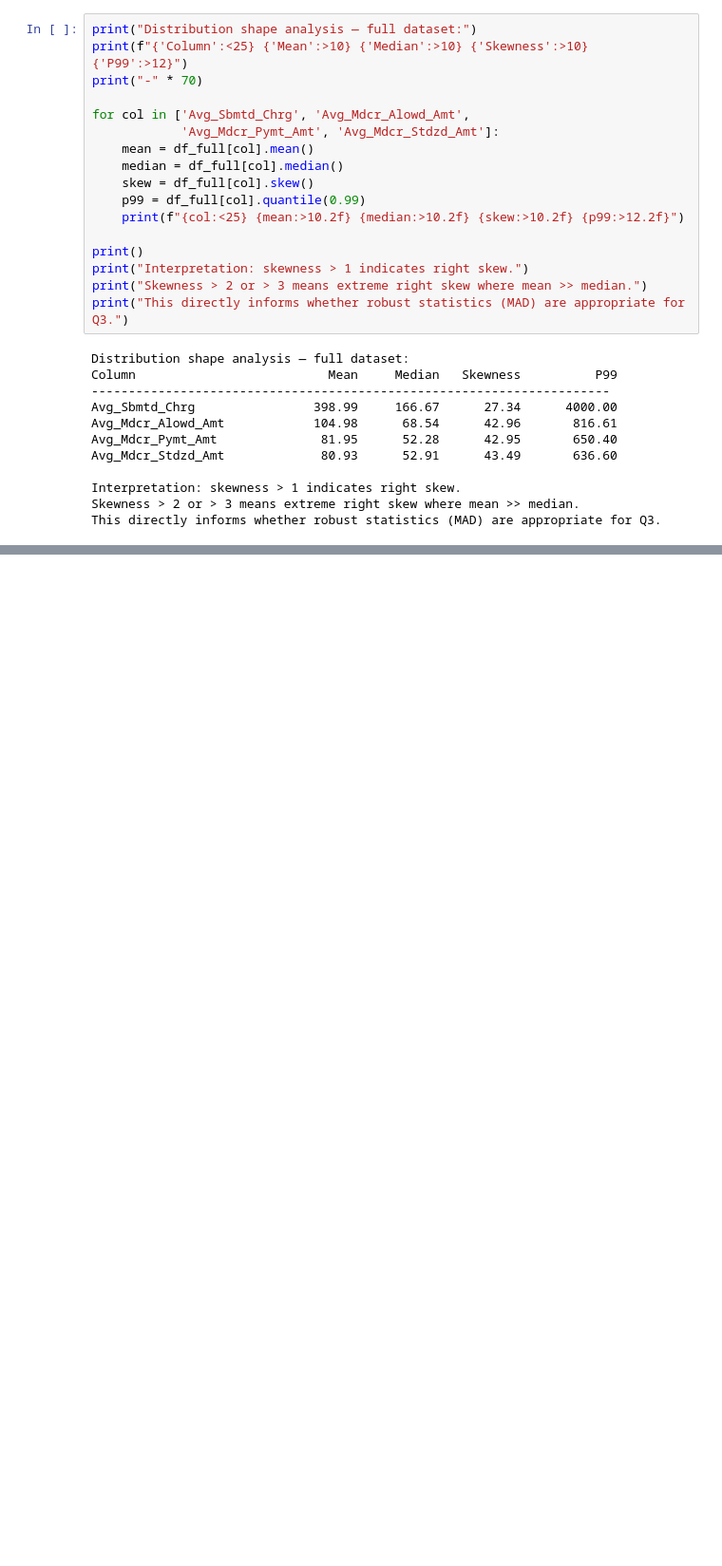
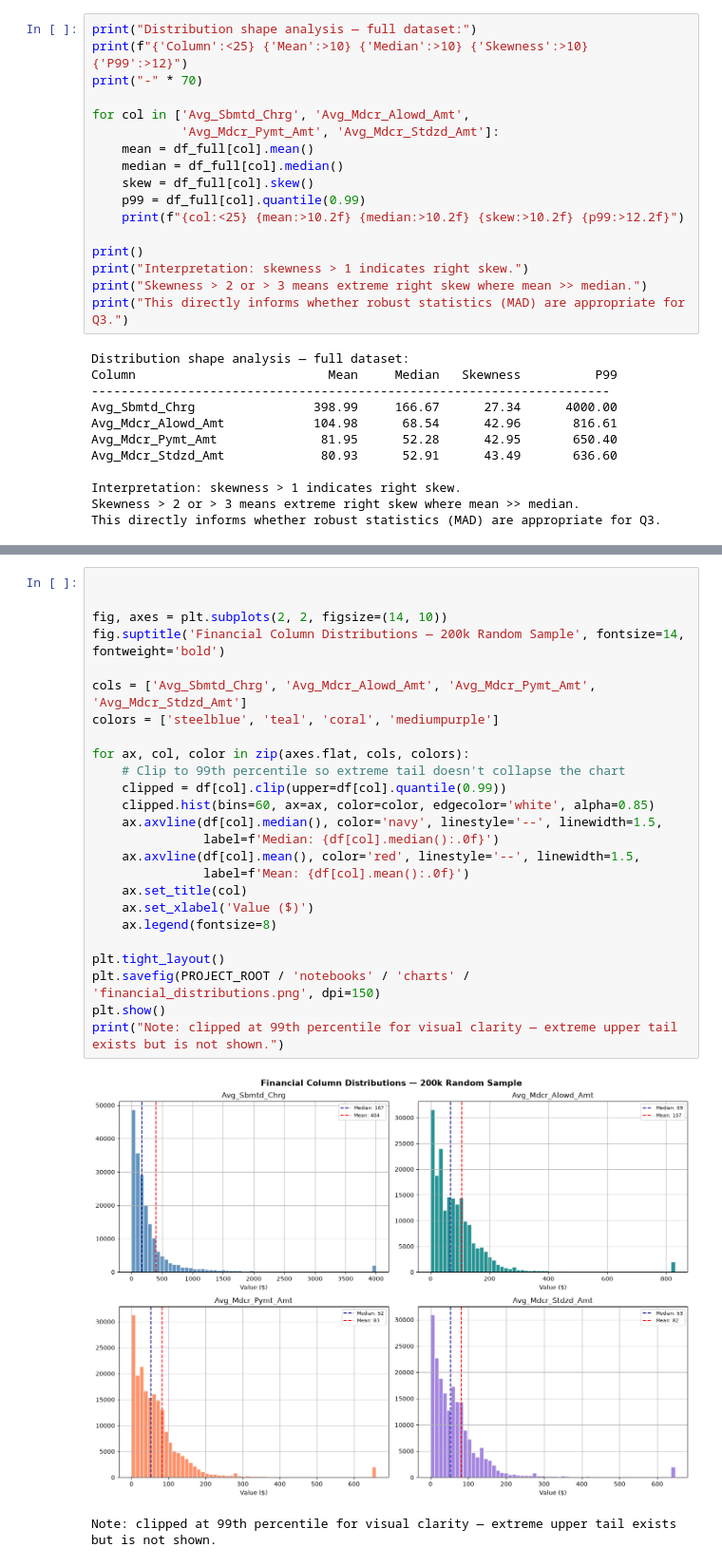
Before and after one commit to huzaifa-khan-AiMl/healthcare-provider-performance-pipeline, a Jupyter notebook: notebooks/charts/EDA.ipynb, the cells around one changed output, grey strips where cells are left out. Shown at 95% size. Drawn from its saved outputs; the diff is of its cells as text; blank space fills up the shorter version.

Commit message:
more analysis and data shape visualization

```diff
--- a/notebooks/charts/EDA.ipynb
+++ b/notebooks/charts/EDA.ipynb
@@ -397,0 +454,28 @@ This directly informs whether robust statistics (MAD) are appropriate for Q3.
+# %%
+
+
+fig, axes = plt.subplots(2, 2, figsize=(14, 10))
+fig.suptitle('Financial Column Distributions — 200k Random Sample', fontsize=14, fontweight='bold')
+
+cols = ['Avg_Sbmtd_Chrg', 'Avg_Mdcr_Alowd_Amt', 'Avg_Mdcr_Pymt_Amt', 'Avg_Mdcr_Stdzd_Amt']
+colors = ['steelblue', 'teal', 'coral', 'mediumpurple']
+
+for ax, col, color in zip(axes.flat, cols, colors):
+    # Clip to 99th percentile so extreme tail doesn't collapse the chart
+    clipped = df[col].clip(upper=df[col].quantile(0.99))
+    clipped.hist(bins=60, ax=ax, color=color, edgecolor='white', alpha=0.85)
+    ax.axvline(df[col].median(), color='navy', linestyle='--', linewidth=1.5,
+               label=f'Median: {df[col].median():.0f}')
+    ax.axvline(df[col].mean(), color='red', linestyle='--', linewidth=1.5,
+               label=f'Mean: {df[col].mean():.0f}')
+    ax.set_title(col)
+    ax.set_xlabel('Value ($)')
+    ax.legend(fontsize=8)
+
+plt.tight_layout()
+plt.savefig(PROJECT_ROOT / 'notebooks' / 'charts' / 'financial_distributions.png', dpi=150)
+plt.show()
+print("Note: clipped at 99th percentile for visual clarity — extreme upper tail exists but is not shown.")
+# %% [output]
+[figure, added]
+Note: clipped at 99th percentile for visual clarity — extreme upper tail exists but is not shown.
```
Also changed, not shown: parts of 3 cells of this notebook, 1 other file.
